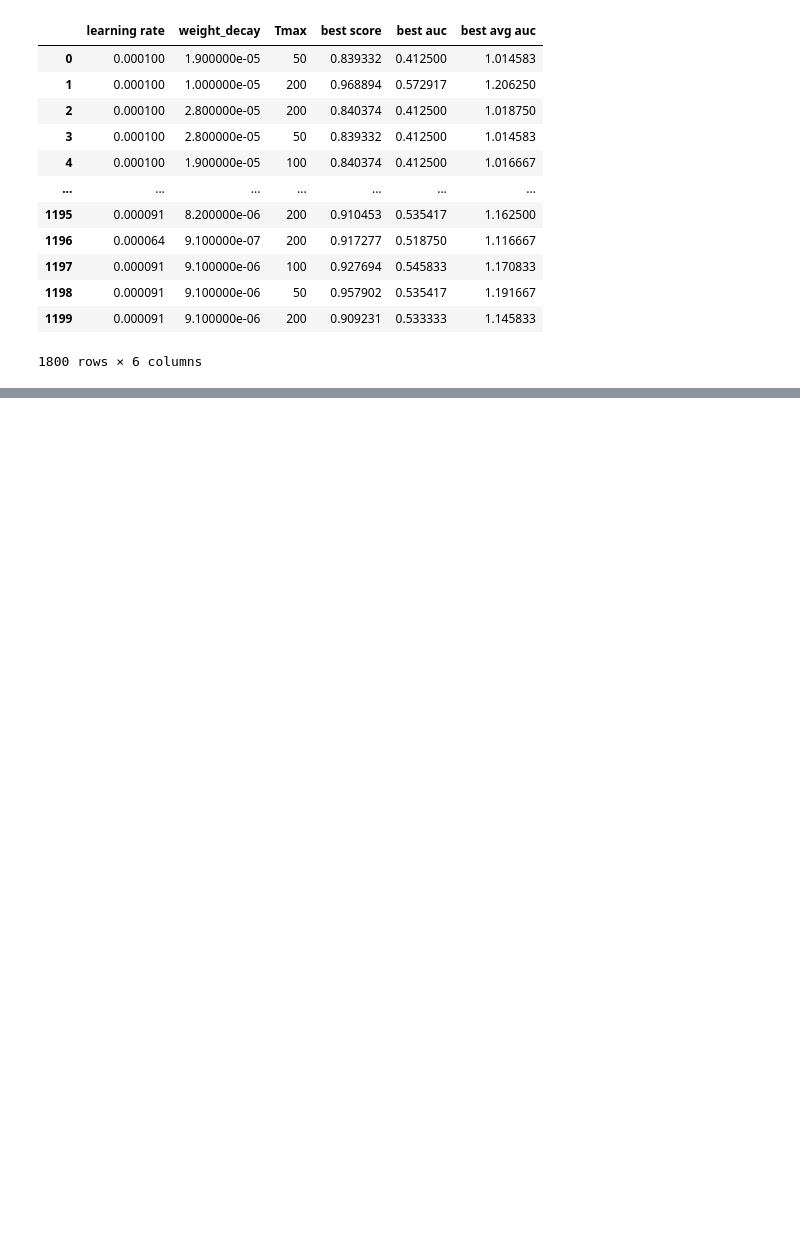
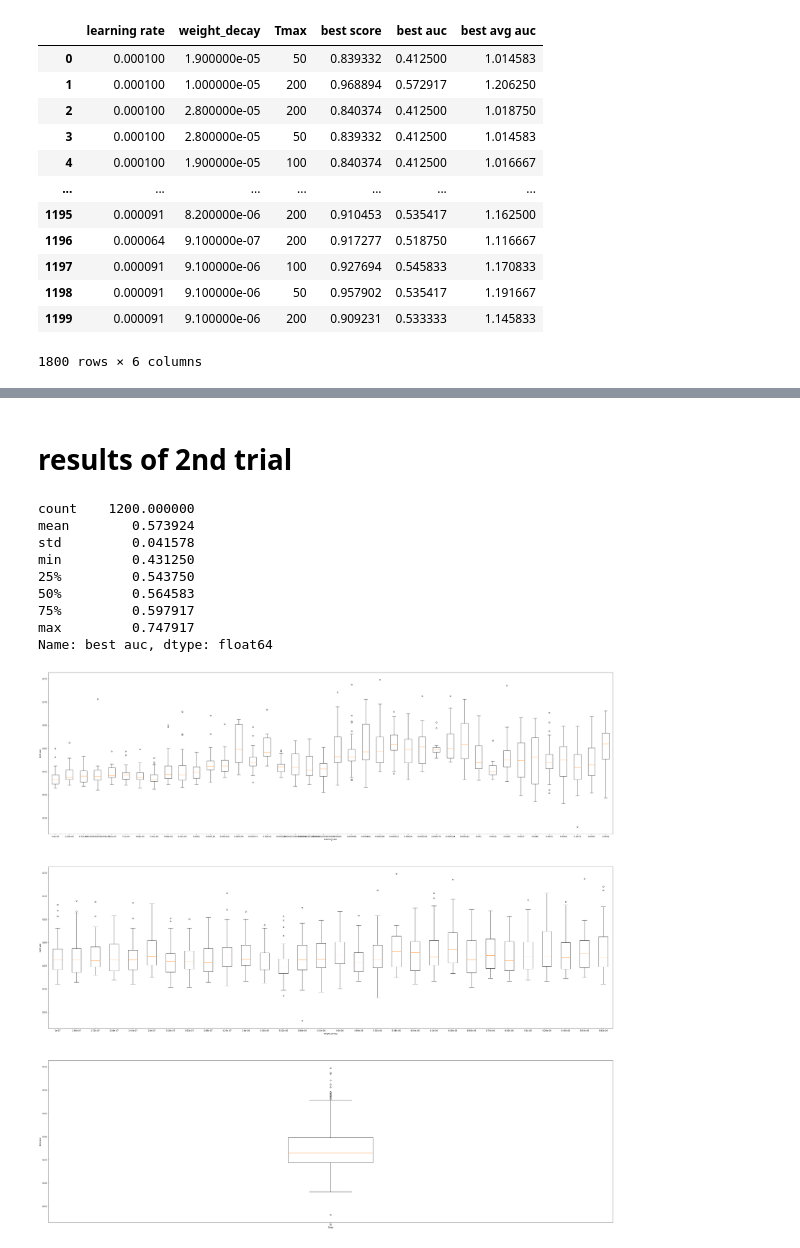
Before and after one commit to wangyh97/patho_AI, a Jupyter notebook: processing/stats_hyperparam_selection.ipynb, the cells around one changed output, grey strips where cells are left out. Cells and saved outputs as stored; diff of their text form; code cells hidden in the pictures; blank space fills up the shorter version.

```diff
--- a/processing/stats_hyperparam_selection.ipynb
+++ b/processing/stats_hyperparam_selection.ipynb
@@ -4,6 +7,20 @@ import numpy as np
 # %%
-result_ser = pd.read_csv('./mil classifier/reselts.txt',header = None)
-result_ser.columns = ['learning rate','weight_decay','Tmax','best score','best auc','best avg auc']
-result_star = pd.read_csv('./mil classifier/reselts_star.txt',header = None)
-result_star.columns = ['learning rate','weight_decay','Tmax','best score','best auc','best avg auc']
+result_ser = pd.read_csv("./mil classifier/reselts.txt", header=None)
+result_ser.columns = [
+    "learning rate",
+    "weight_decay",
+    "Tmax",
+    "best score",
+    "best auc",
+    "best avg auc",
+]
+result_star = pd.read_csv("./mil classifier/reselts_star.txt", header=None)
+result_star.columns = [
+    "learning rate",
+    "weight_decay",
+    "Tmax",
+    "best score",
+    "best auc",
+    "best avg auc",
+]
 # %%
@@ -26,0 +116,25 @@ result
+# %% [markdown]
+# results of 2nd trial
+# %%
+result2 = pd.read_csv("./mil classifier/results_2.txt", header=None)
+result2.columns = [
+    "learning rate",
+    "weight_decay",
+    "Tmax",
+    "best score",
+    "best auc",
+    "best avg auc",
+]
+# %%
+vis_best_metrics(result2, "best auc")
+# %% [output]
+count    1200.000000
+mean        0.573924
+std         0.041578
+min         0.431250
+25%         0.543750
+50%         0.564583
+75%         0.597917
+max         0.747917
+Name: best auc, dtype: float64
+[figure, added]
```
Also changed, not shown: parts of 19 cells of this notebook, 34 other files.
